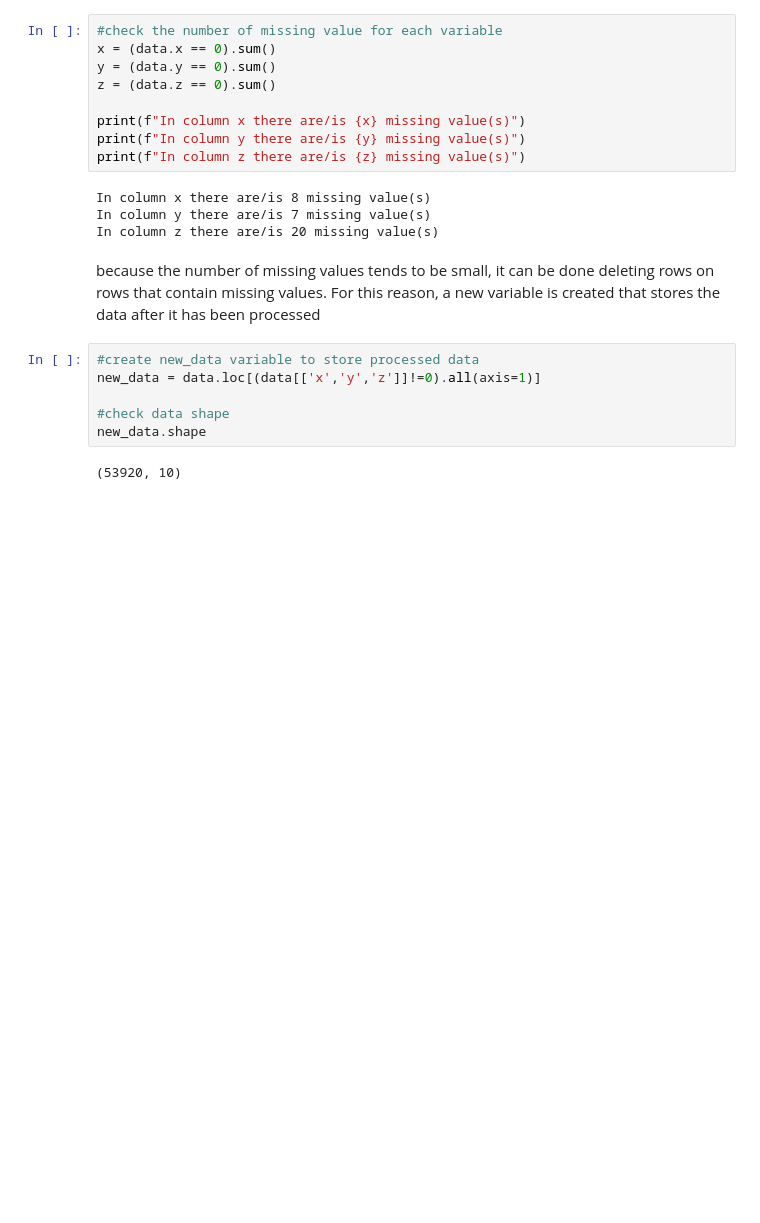
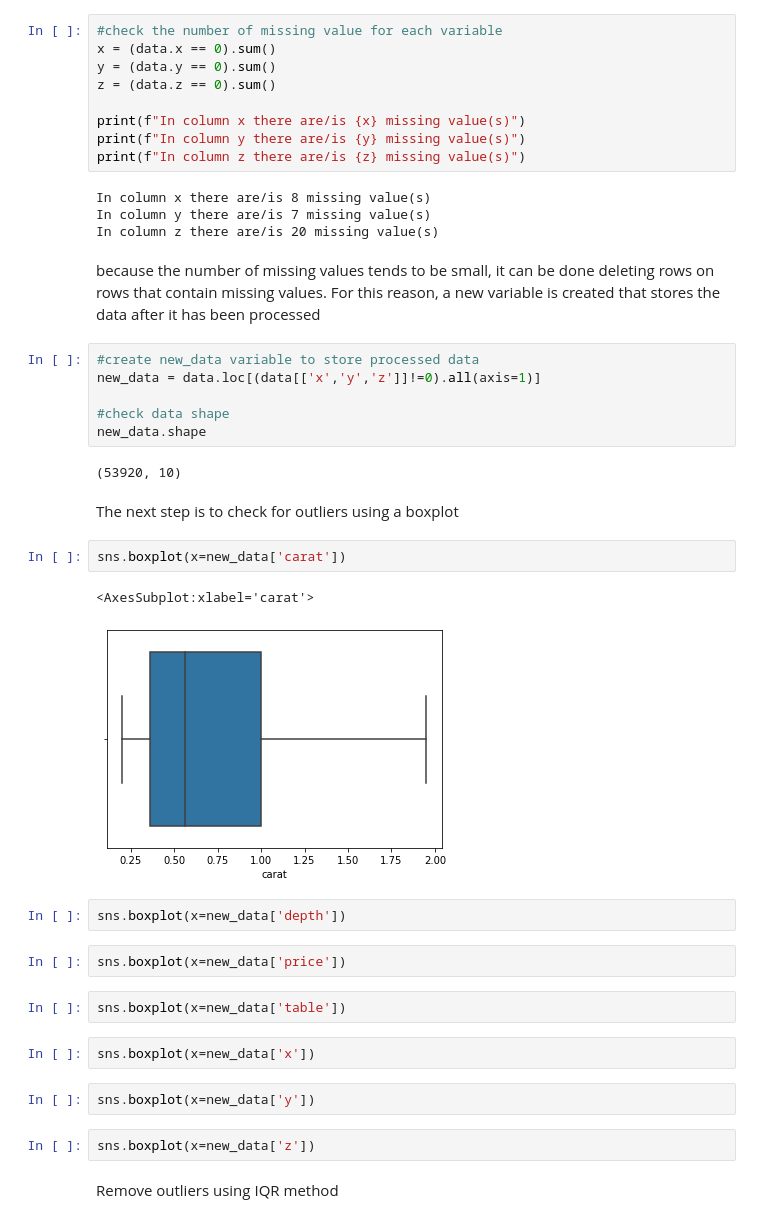
Before and after one commit to haseaalf/Diamond-Price-Prediction, a Jupyter notebook: development_notebook.ipynb, the cells around one changed output. Saved outputs shown, nothing was run; the diff lists cells and outputs as text; blank space fills up the shorter version.

```diff
--- a/development_notebook.ipynb
+++ b/development_notebook.ipynb
@@ -84,3 +84,24 @@ new_data = data.loc[(data[['x','y','z']]!=0).all(axis=1)]
 new_data.shape
 # %% [output]
 (53920, 10)
+# %% [markdown]
+The next step is to check for outliers using a boxplot
+# %%
+sns.boxplot(x=new_data['carat'])
+# %% [output]
+<AxesSubplot:xlabel='carat'>
+[figure, added]
+# %%
+sns.boxplot(x=new_data['depth'])
+# %%
+sns.boxplot(x=new_data['price'])
+# %%
+sns.boxplot(x=new_data['table'])
+# %%
+sns.boxplot(x=new_data['x'])
+# %%
+sns.boxplot(x=new_data['y'])
+# %%
+sns.boxplot(x=new_data['z'])
+# %% [markdown]
+Remove outliers using IQR method
```
Also changed, not shown: parts of 23 cells of this notebook.
